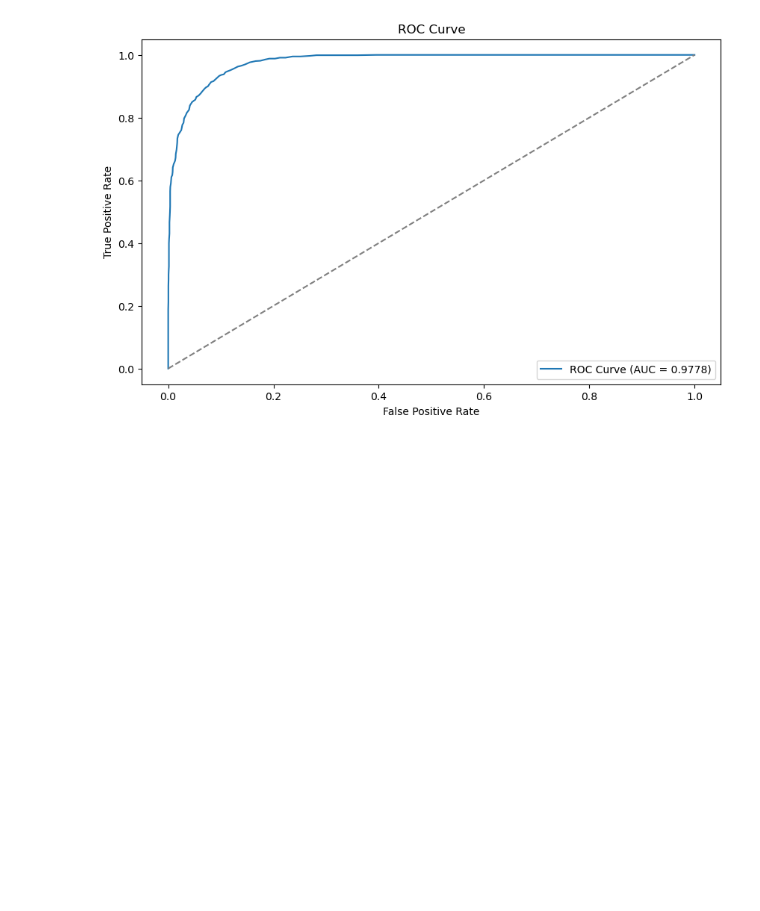
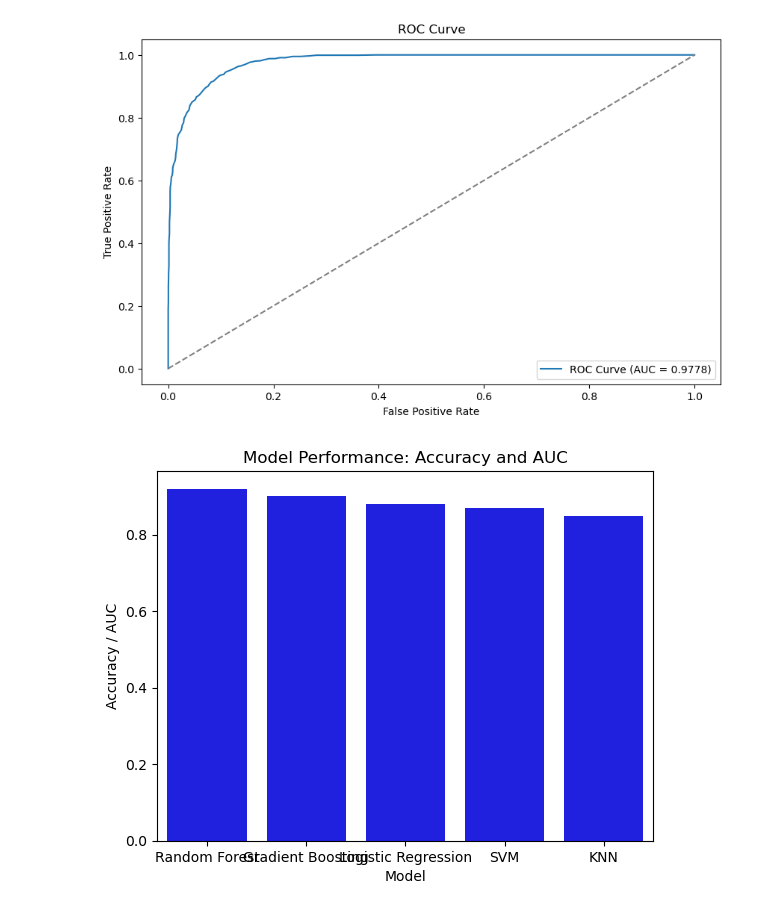
Before and after one commit to MiltonGreat/Financial-Risk, a Jupyter notebook: Financial Risk-Updated.ipynb, the cells around one changed output. Saved outputs shown, nothing was run; the diff lists cells and outputs as text; code cells hidden in the pictures; blank space fills up the shorter version.

```diff
--- a/Financial Risk-Updated.ipynb
+++ b/Financial Risk-Updated.ipynb
@@ -154,3 +172,17 @@ weighted avg       0.92      0.92      0.92      4000
 Confusion Matrix:
 [figure]
 [figure]
+# %%
+# Sample Code for Bar Chart Visualization
+performance_data = {
+    'Model': ['Random Forest', 'Gradient Boosting', 'Logistic Regression', 'SVM', 'KNN'],
+    'Accuracy': [0.92, 0.90, 0.88, 0.87, 0.85],
+    'AUC': [0.94, 0.91, 0.89, 0.86, 0.84]
+}
+performance_df = pd.DataFrame(performance_data)
+sns.barplot(x='Model', y='Accuracy', data=performance_df, color='blue')
+plt.title('Model Performance: Accuracy and AUC')
+plt.ylabel('Accuracy / AUC')
+plt.show()
+# %% [output]
+[figure, added]
```
Also changed, not shown: parts of 3 cells of this notebook.
